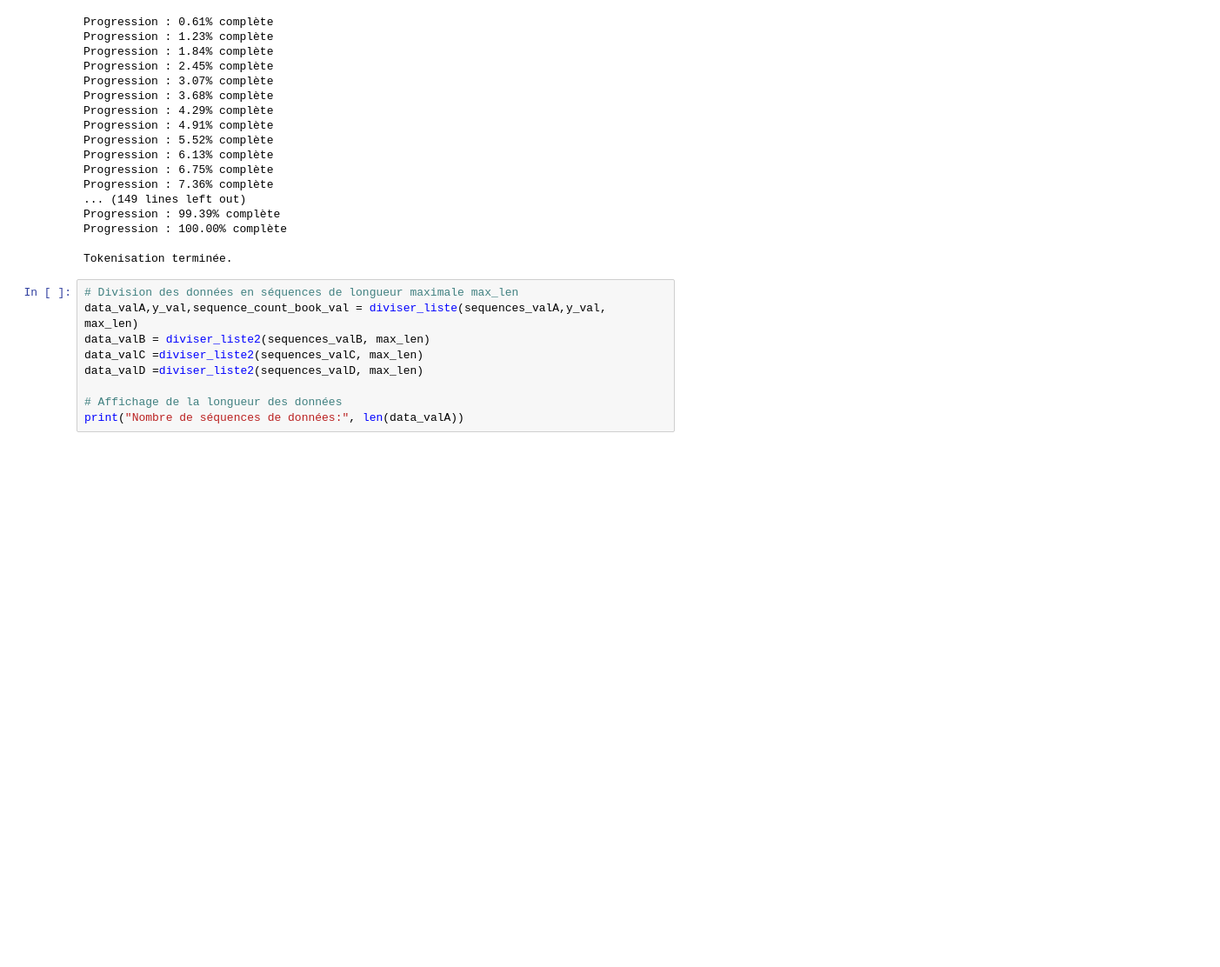
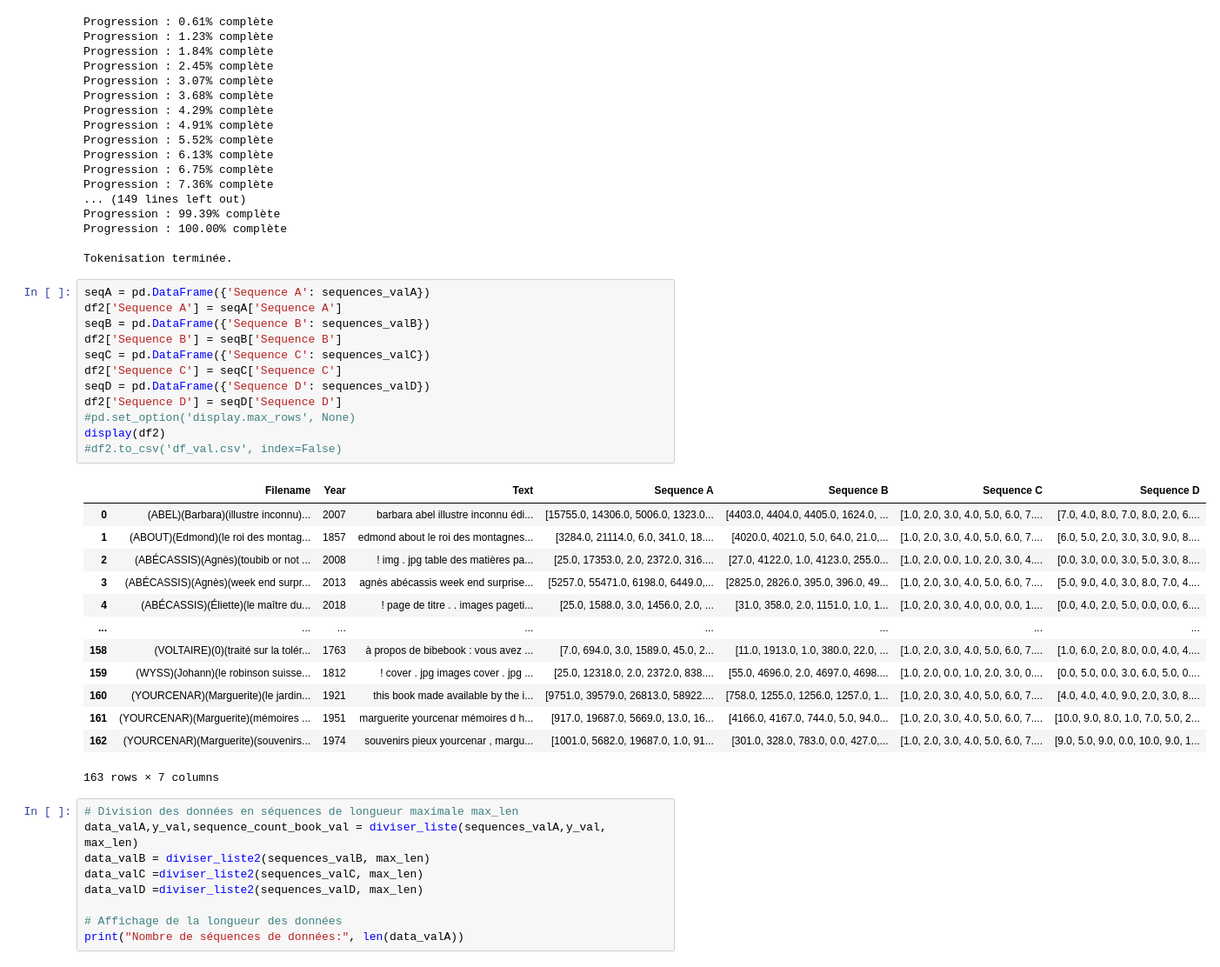
Before and after one commit to dorianGT/Text-Datation-With-CNN, a Jupyter notebook: TER.ipynb, the cells around one changed output. Shown: that part at 87% size. Cells and saved outputs as stored; diff of their text form; blank space fills up the shorter version.

```diff
--- a/TER.ipynb
+++ b/TER.ipynb
@@ -469,6 +535,32 @@ Progression : 99.39% complète
 Progression : 100.00% complète
 
 Tokenisation terminée.
+# %%
+seqA = pd.DataFrame({'Sequence A': sequences_valA})
+df2['Sequence A'] = seqA['Sequence A']
+seqB = pd.DataFrame({'Sequence B': sequences_valB})
+df2['Sequence B'] = seqB['Sequence B']
+seqC = pd.DataFrame({'Sequence C': sequences_valC})
+df2['Sequence C'] = seqC['Sequence C']
+seqD = pd.DataFrame({'Sequence D': sequences_valD})
+df2['Sequence D'] = seqD['Sequence D']
+#pd.set_option('display.max_rows', None)
+display(df2)
+#df2.to_csv('df_val.csv', index=False)
+# %% [output]
+|  | Filename | Year | Text | Sequence A | Sequence B | Sequence C | Sequence D |
+| 0 | (ABEL)(Barbara)(illustre inconnu)... | 2007 | barbara abel illustre inconnu édi... | [15755.0, 14306.0, 5006.0, 1323.0... | [4403.0, 4404.0, 4405.0, 1624.0, ... | [1.0, 2.0, 3.0, 4.0, 5.0, 6.0, 7.... | [7.0, 4.0, 8.0, 7.0, 8.0, 2.0, 6.... |
+| 1 | (ABOUT)(Edmond)(le roi des montag... | 1857 | edmond about le roi des montagnes... | [3284.0, 21114.0, 6.0, 341.0, 18.... | [4020.0, 4021.0, 5.0, 64.0, 21.0,... | [1.0, 2.0, 3.0, 4.0, 5.0, 6.0, 7.... | [6.0, 5.0, 2.0, 3.0, 3.0, 9.0, 8.... |
+| 2 | (ABÉCASSIS)(Agnès)(toubib or not ... | 2008 | ! img . jpg table des matières pa... | [25.0, 17353.0, 2.0, 2372.0, 316.... | [27.0, 4122.0, 1.0, 4123.0, 255.0... | [1.0, 2.0, 0.0, 1.0, 2.0, 3.0, 4.... | [0.0, 3.0, 0.0, 3.0, 5.0, 3.0, 8.... |
+| 3 | (ABÉCASSIS)(Agnès)(week end surpr... | 2013 | agnès abécassis week end surprise... | [5257.0, 55471.0, 6198.0, 6449.0,... | [2825.0, 2826.0, 395.0, 396.0, 49... | [1.0, 2.0, 3.0, 4.0, 5.0, 6.0, 7.... | [5.0, 9.0, 4.0, 3.0, 8.0, 7.0, 4.... |
+| 4 | (ABÉCASSIS)(Éliette)(le maître du... | 2018 | ! page de titre . . images pageti... | [25.0, 1588.0, 3.0, 1456.0, 2.0, ... | [31.0, 358.0, 2.0, 1151.0, 1.0, 1... | [1.0, 2.0, 3.0, 4.0, 0.0, 0.0, 1.... | [0.0, 4.0, 2.0, 5.0, 0.0, 0.0, 6.... |
+| ... | ... | ... | ... | ... | ... | ... | ... |
+| 158 | (VOLTAIRE)(0)(traité sur la tolér... | 1763 | à propos de bibebook : vous avez ... | [7.0, 694.0, 3.0, 1589.0, 45.0, 2... | [11.0, 1913.0, 1.0, 380.0, 22.0, ... | [1.0, 2.0, 3.0, 4.0, 5.0, 6.0, 7.... | [1.0, 6.0, 2.0, 8.0, 0.0, 4.0, 4.... |
+| 159 | (WYSS)(Johann)(le robinson suisse... | 1812 | ! cover . jpg images cover . jpg ... | [25.0, 12318.0, 2.0, 2372.0, 838.... | [55.0, 4696.0, 2.0, 4697.0, 4698.... | [1.0, 2.0, 0.0, 1.0, 2.0, 3.0, 0.... | [0.0, 5.0, 0.0, 3.0, 6.0, 5.0, 0.... |
+| 160 | (YOURCENAR)(Marguerite)(le jardin... | 1921 | this book made available by the i... | [9751.0, 39579.0, 26813.0, 58922.... | [758.0, 1255.0, 1256.0, 1257.0, 1... | [1.0, 2.0, 3.0, 4.0, 5.0, 6.0, 7.... | [4.0, 4.0, 4.0, 9.0, 2.0, 3.0, 8.... |
+| 161 | (YOURCENAR)(Marguerite)(mémoires ... | 1951 | marguerite yourcenar mémoires d h... | [917.0, 19687.0, 5669.0, 13.0, 16... | [4166.0, 4167.0, 744.0, 5.0, 94.0... | [1.0, 2.0, 3.0, 4.0, 5.0, 6.0, 7.... | [10.0, 9.0, 8.0, 1.0, 7.0, 5.0, 2... |
+| 162 | (YOURCENAR)(Marguerite)(souvenirs... | 1974 | souvenirs pieux yourcenar , margu... | [1001.0, 5682.0, 19687.0, 1.0, 91... | [301.0, 328.0, 783.0, 0.0, 427.0,... | [1.0, 2.0, 3.0, 4.0, 5.0, 6.0, 7.... | [9.0, 5.0, 9.0, 0.0, 10.0, 9.0, 1... |
+163 rows × 7 columns
 # %%
 # Division des données en séquences de longueur maximale max_len
 data_valA,y_val,sequence_count_book_val = diviser_liste(sequences_valA,y_val, max_len)
```
Also changed, not shown: parts of 3 cells of this notebook.
